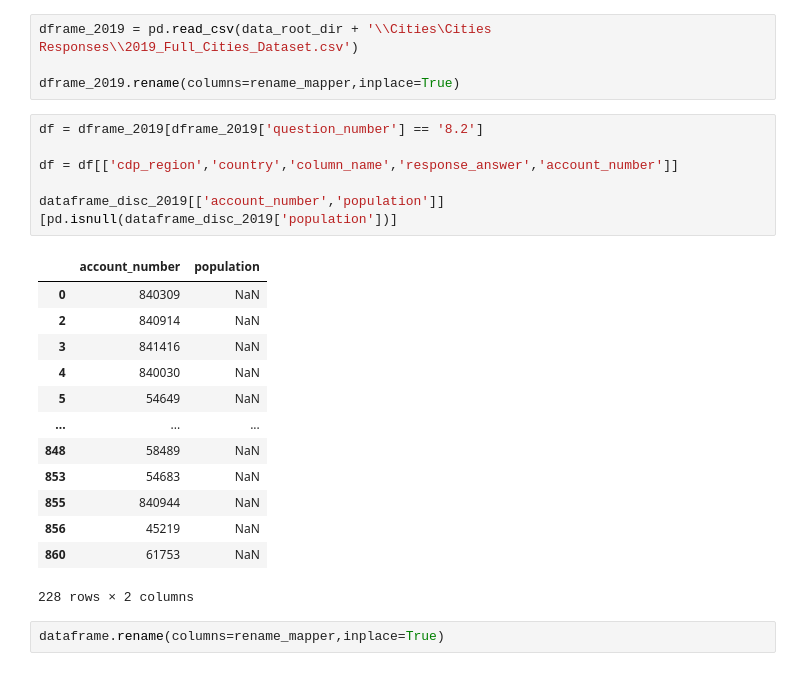
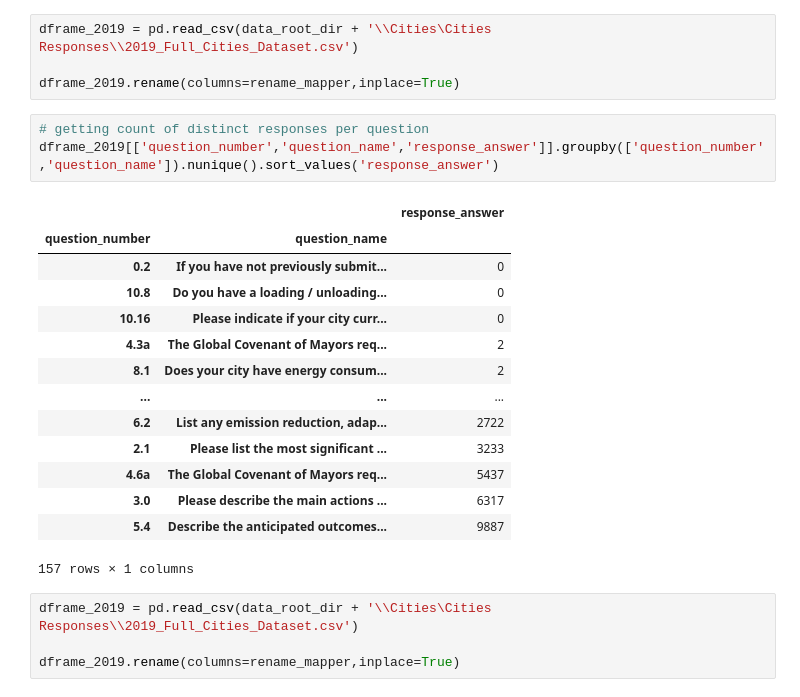
Before and after one commit to BenWS/cdp-analysis, a Jupyter notebook: Jupyter Notebooks/Notebook.ipynb, the cells around one changed output. Cells and saved outputs as stored; diff of their text form.

```diff
--- a/Jupyter Notebooks/Notebook.ipynb
+++ b/Jupyter Notebooks/Notebook.ipynb
@@ -152,26 +152,26 @@ min                  2019.0    31109.000000  6.761000e+03         0.000000
 dframe_2019 = pd.read_csv(data_root_dir + '\\Cities\Cities Responses\\2019_Full_Cities_Dataset.csv')
 
 dframe_2019.rename(columns=rename_mapper,inplace=True)
-# %%
-df = dframe_2019[dframe_2019['question_number'] == '8.2']
-
-df = df[['cdp_region','country','column_name','response_answer','account_number']]
-
-dataframe_disc_2019[['account_number','population']][pd.isnull(dataframe_disc_2019['population'])]
-# %% [output]
-|  | account_number | population |
-| 0 | 840309 | NaN |
-| 2 | 840914 | NaN |
-| 3 | 841416 | NaN |
-| 4 | 840030 | NaN |
-| 5 | 54649 | NaN |
-| ... | ... | ... |
-| 848 | 58489 | NaN |
-| 853 | 54683 | NaN |
-| 855 | 840944 | NaN |
-| 856 | 45219 | NaN |
-| 860 | 61753 | NaN |
-228 rows × 2 columns
+# %%
+# getting count of distinct responses per question
+dframe_2019[['question_number','question_name','response_answer']].groupby(['question_number','question_name']).nunique().sort_values('response_answer')
+# %% [output]
+|  |  | response_answer |
+| question_number | question_name |  |
+| 0.2 | If you have not previously submit... | 0 |
+| 10.8 | Do you have a loading / unloading... | 0 |
+| 10.16 | Please indicate if your city curr... | 0 |
+| 4.3a | The Global Covenant of Mayors req... | 2 |
+| 8.1 | Does your city have energy consum... | 2 |
+| ... | ... | ... |
+| 6.2 | List any emission reduction, adap... | 2722 |
+| 2.1 | Please list the most significant ... | 3233 |
+| 4.6a | The Global Covenant of Mayors req... | 5437 |
+| 3.0 | Please describe the main actions ... | 6317 |
+| 5.4 | Describe the anticipated outcomes... | 9887 |
+157 rows × 1 columns
 # %%
-dataframe.rename(columns=rename_mapper,inplace=True)
+dframe_2019 = pd.read_csv(data_root_dir + '\\Cities\Cities Responses\\2019_Full_Cities_Dataset.csv')
+
+dframe_2019.rename(columns=rename_mapper,inplace=True)
 # %%
```
Also changed, not shown: parts of 5 cells of this notebook.
